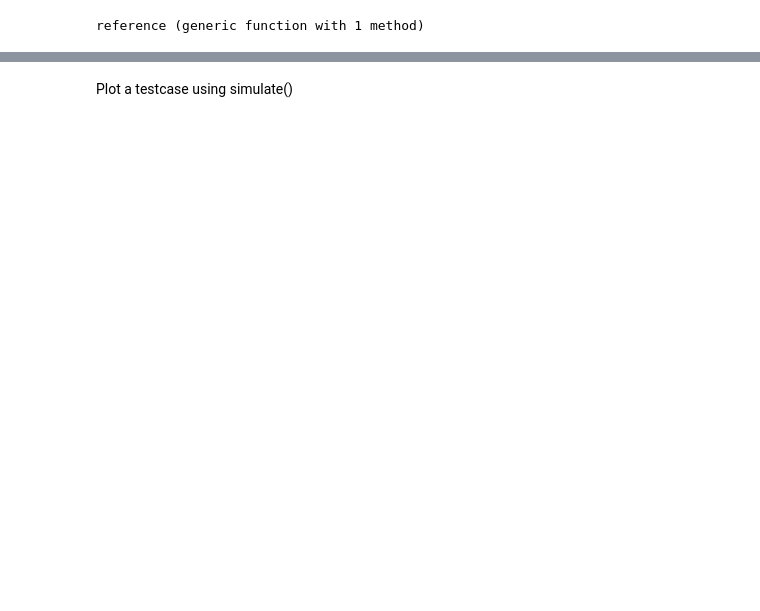
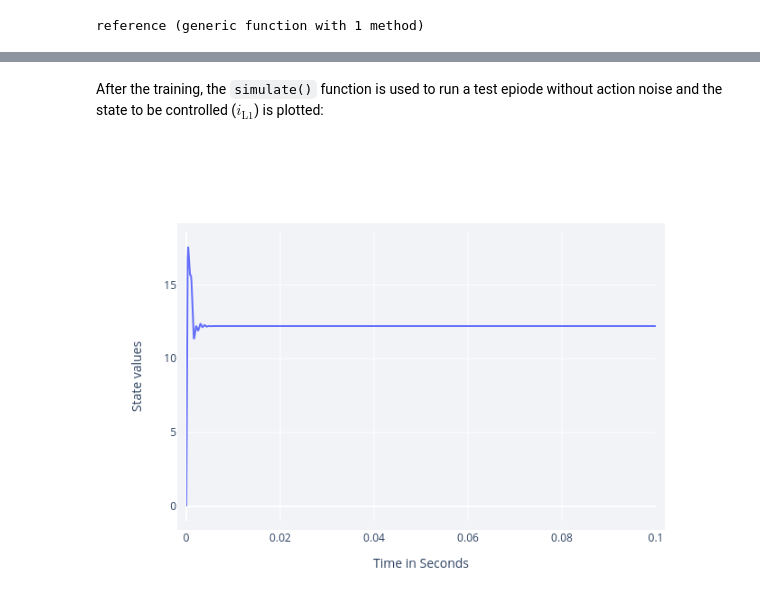
Before and after one commit to upb-lea/ElectricGrid.jl, a Jupyter notebook: examples/notebooks/RL_Single_Agent_DEMO.ipynb, the cells around one changed output, grey strips where cells are left out. Cells and saved outputs as stored; diff of their text form; code cells hidden in the pictures; blank space fills up the shorter version.

```diff
--- a/examples/notebooks/RL_Single_Agent_DEMO.ipynb
+++ b/examples/notebooks/RL_Single_Agent_DEMO.ipynb
@@ -120,7 +123,7 @@ env = SimEnv(
     CM = CM,
     parameters = parameters,
     t_end = 0.1,
-    #featurize = featurize,
-    #reward_function = reward_function,
+    featurize = featurize_ddpg,
+    reward_function = reward_function,
     action_delay = 0)
 # %% [output]
@@ -134,0 +181,4 @@ multi_agent = setup_agents(env)
+# %%
+agent = create_agent_ddpg(na = length(env.agent_dict["my_ddpg"]["action_ids"]),
+                          ns = length(state(env, "my_ddpg")),
+                          use_gpu = false)
@@ -138,0 +212,4 @@ The multi_agent inthis examples consits only of one RL agent and can be trained
+# %%
+my_custom_agents = Dict("my_ddpg" => agent)
+
+controllers = setup_agents(env, my_custom_agents)
@@ -139,2 +237,2 @@ The multi_agent inthis examples consits only of one RL agent and can be trained
 # %%
-learn(multi_agent, env, num_episodes = 20)
+learn(controllers, env, num_episodes = 20)
@@ -141,14 +277,13 @@ learn(multi_agent, env, num_episodes = 20)
 # %% [markdown]
-Plot a testcase using simulate()
+After the training, the `simulate()` function is used to run a test epiode without action noise and the state to be controlled ($i_\mathrm{L1}$) is plotted:
 # %%
 
-states_to_plot = ["source1_v_C_filt_a", "source1_v_C_filt_b", "source1_v_C_filt_c"]
-action_to_plot = ["source1_u_a"]
+states_to_plot = ["source1_i_L1"]
+hook = data_hook(collect_state_ids = states_to_plot)
 
-hook = DataHook(collect_state_ids = states_to_plot)
-
-Multi_Agent = setup_agents(env)
-simulate(Multi_Agent, env, hook=hook)
+simulate(controllers, env, hook=hook)
 
 plot_hook_results(hook = hook,
                   states_to_plot  = states_to_plot)
+# %% [output]
+[figure, added]
```
Also changed, not shown: parts of 17 cells of this notebook, 2 other files.
